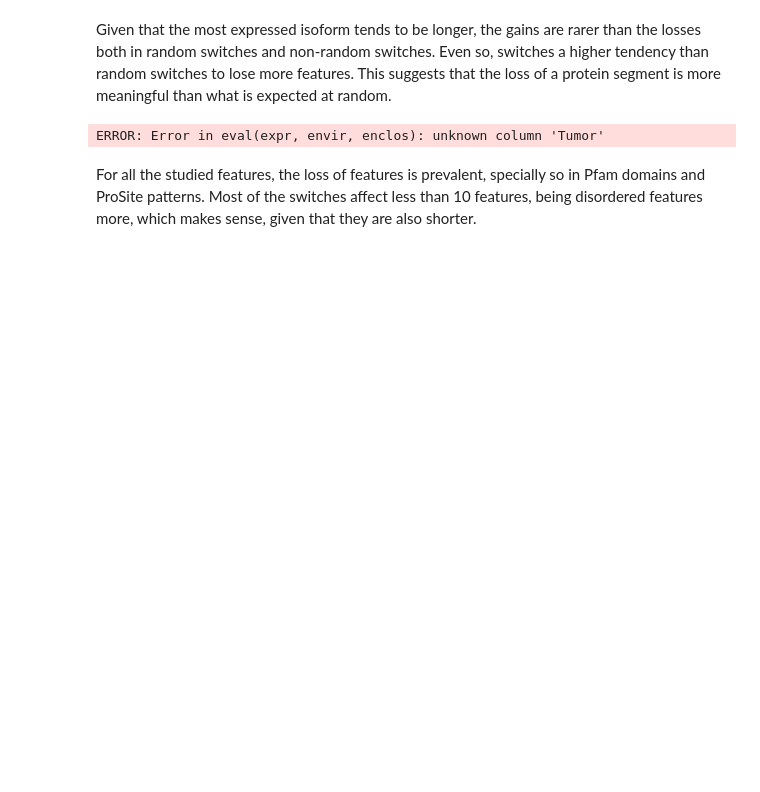
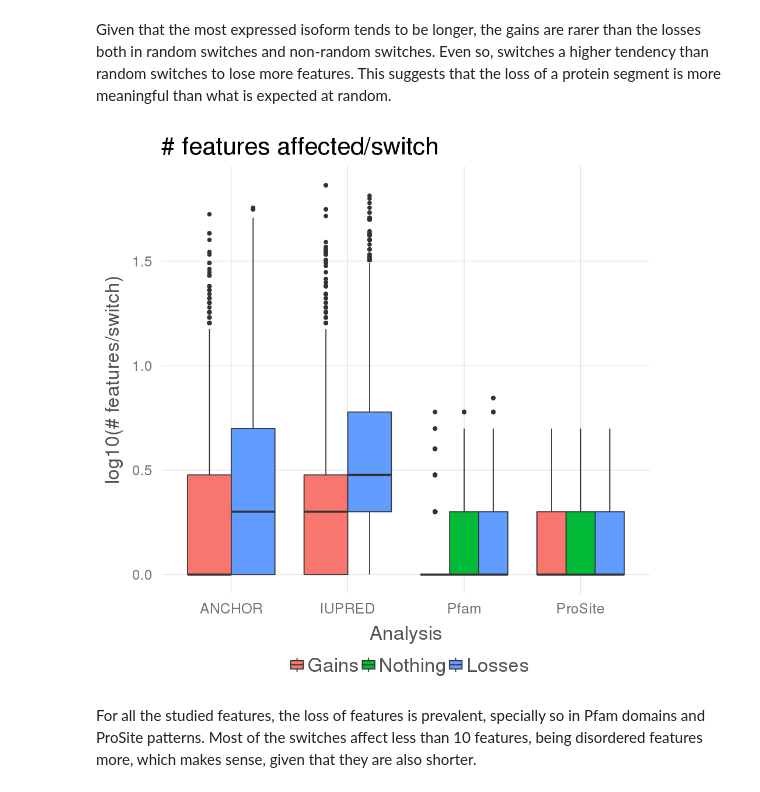
Before and after one commit to hclimente/smartas, a Jupyter notebook: switches/functionals.ipynb, the cells around one changed output. Saved outputs shown, nothing was run; the diff lists cells and outputs as text; code cells hidden in the pictures; blank space fills up the shorter version.

```diff
--- a/switches/functionals.ipynb
+++ b/switches/functionals.ipynb
@@ -305,19 +298,20 @@ Given that the most expressed isoform tends to be longer, the gains are rarer th
 # %%
 # count the number of gains and losses per switch
 nrStructuralFeatures %>%
+    merge(switches.split) %>%
     group_by(Tumor,GeneId,Symbol,Normal_transcript,Tumor_transcript,Analysis) %>%
     summarize(Gains=sum(grepl("Gained",WhatsHappenning)),
               Nothing=sum(grepl("Nothing",WhatsHappenning)),
               Losses=sum(grepl("Lost",WhatsHappenning))) %>%
-    melt(id.vars = 1:6) %>%
+    reshape2::melt(id.vars = 1:6) %>%
     filter(value != 0) %>%
     ggplot() +
     geom_boxplot(aes(x=Analysis, y=log10(value), fill=variable)) +
     clean_theme() +
     labs(y="log10(# features/switch)",title="# features affected/switch",fill="") +
     theme(legend.position="bottom")
 # %% [output]
-ERROR: Error in eval(expr, envir, enclos): unknown column 'Tumor'
+[figure, added]
 # %% [markdown]
 For all the studied features, the loss of features is prevalent, specially so in Pfam domains and ProSite patterns. Most of the switches affect less than 10 features, being disordered  features more, which makes sense, given that they are also shorter.
 # %%
```
Also changed, not shown: parts of 20 cells of this notebook.
